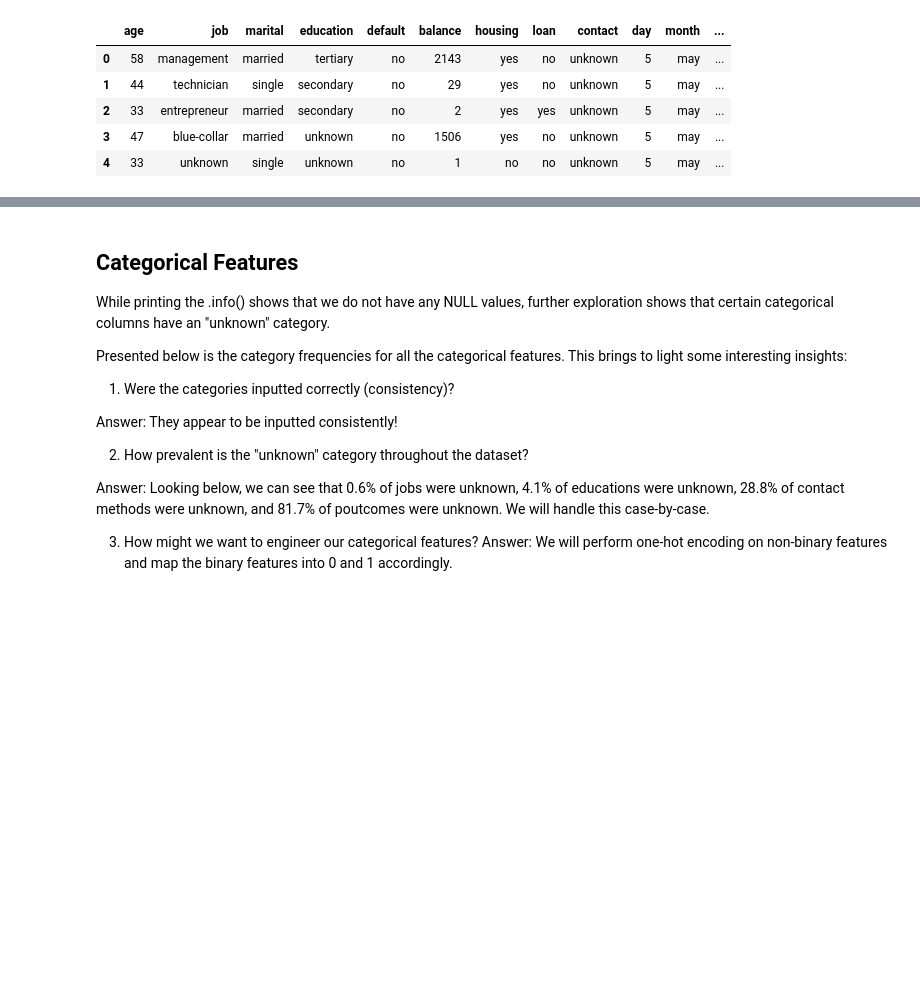
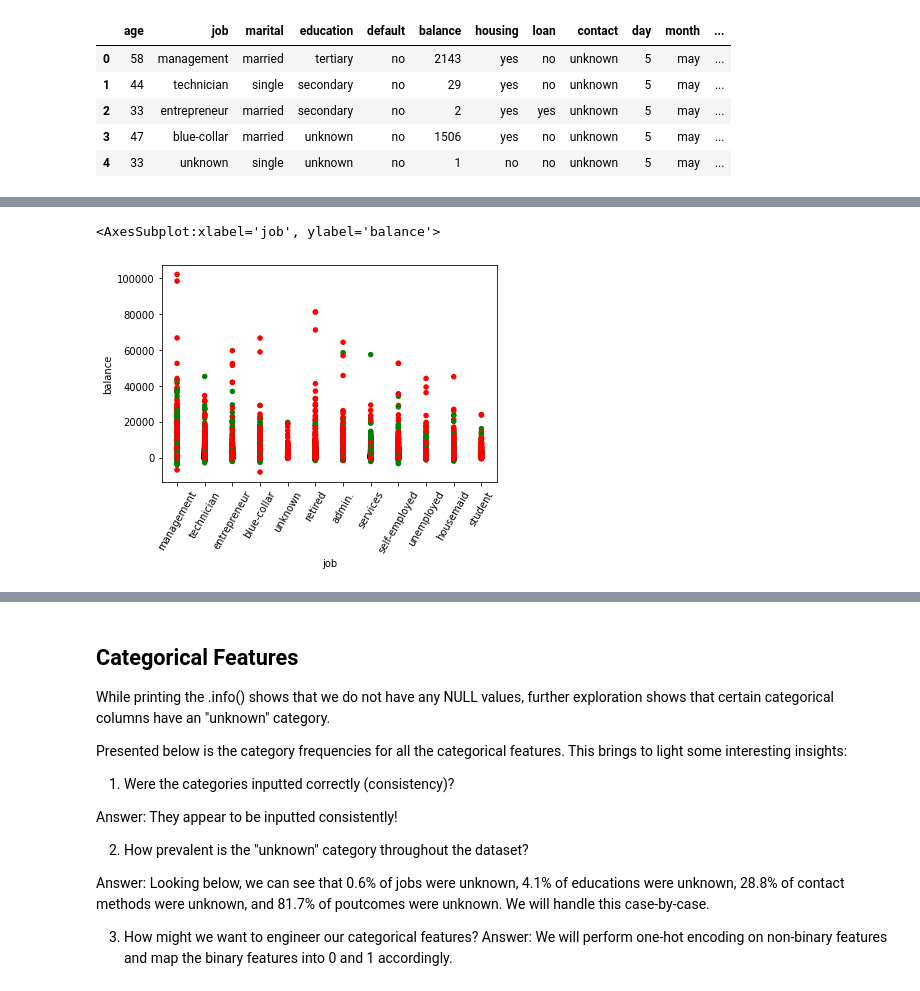
Before and after one commit to Tushar1729-k/bank-mkt-tgts-proj, a Jupyter notebook: rpt.ipynb, the cells around one changed output, grey strips where cells are left out. Cells and saved outputs as stored; diff of their text form; code cells hidden in the pictures; blank space fills up the shorter version.

```diff
--- a/rpt.ipynb
+++ b/rpt.ipynb
@@ -106,11 +95,10 @@ Note: you may need to restart the kernel to use updated packages.
 As always, let us start off with reading in our dataset. Along the way, we will visualize and interpret our data to figure how to best clean and take advantage of it.
 # %%
 # read in the dataset
-train_df = pd.read_csv("dataset/train.csv", sep=";")
-test_df = pd.read_csv("dataset/test.csv", sep=";")
+df = pd.read_csv("dataset/train.csv", sep=";")
 
-train_df.info()
-train_df.head()
+df.info()
+df.head()
 # %% [output]
 <class 'pandas.core.frame.DataFrame'>
 RangeIndex: 45211 entries, 0 to 45210
@@ -137,0 +139,11 @@ memory usage: 5.9+ MB
+# %%
+# Next, let's see if we can find the jobs with the highest balance!
+# Obviously, management wins by far, followed by retired
+# Interestingly enough, people with ultra-high balances (60k+) generally don't seem to bother
+# with term deposits, although they are definitely outliers
+# While we can see that people up to 40k balance might by a term deposit, one
+# has to wonder how much these actually benefit the average person rather than just the bank
+df.plot.scatter('job', 'balance', c=df['housing'].map(colors), rot=60)
+# %% [output]
+<AxesSubplot:xlabel='job', ylabel='balance'>
+[figure, added]
```
Also changed, not shown: parts of 97 cells of this notebook.
